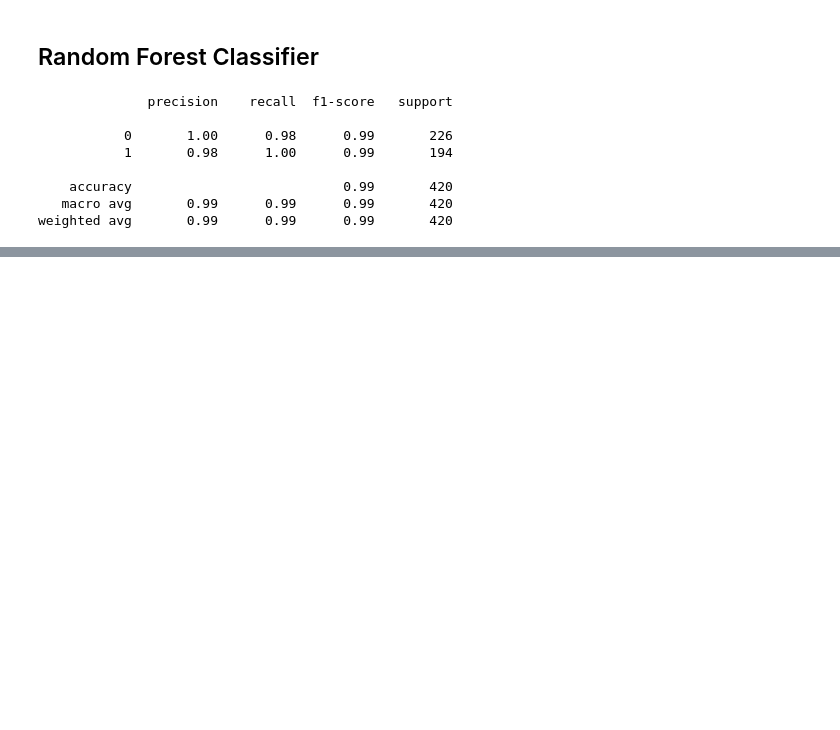
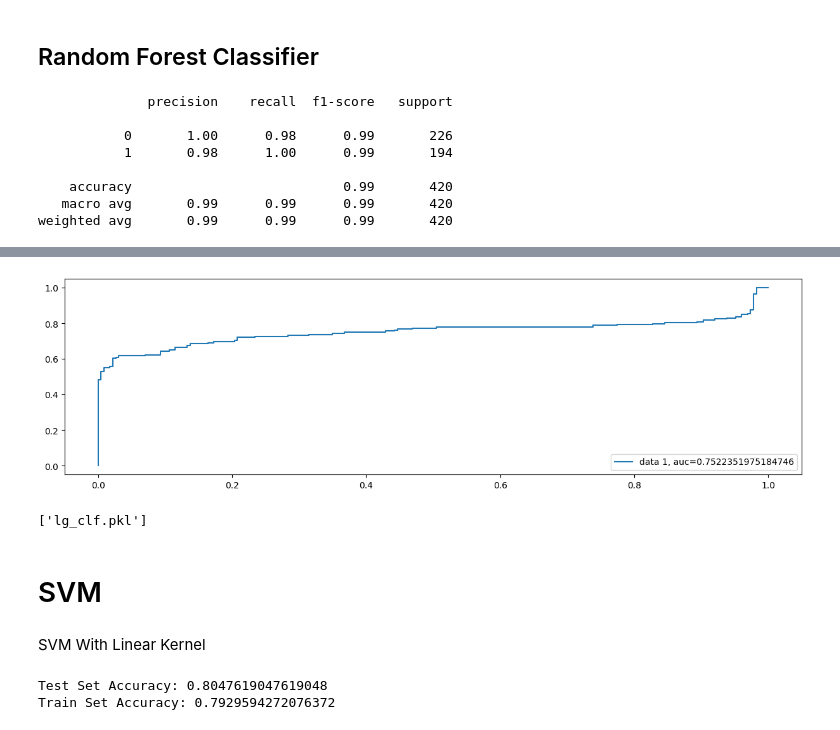
Before and after one commit to Bishwaprotapi/Parkinson-s-DiseaseML, a Jupyter notebook: parkinson disease.ipynb, the cells around one changed output, grey strips where cells are left out. Cells and saved outputs as stored; diff of their text form; code cells hidden in the pictures; blank space fills up the shorter version.

```diff
--- a/parkinson disease.ipynb
+++ b/parkinson disease.ipynb
@@ -789,0 +611,36 @@ Best Model: Support Vector Machine
+# %%
+y_pred_proba = logmodel.predict_proba(X_test)[::,1]
+fpr, tpr, _ = metrics.roc_curve(y_test,  y_pred_proba)
+auc = metrics.roc_auc_score(y_test, y_pred_proba)
+plt.plot(fpr,tpr,label="data 1, auc="+str(auc))
+plt.legend(loc=4)
+plt.show()
+# %% [output]
+[figure, added]
+# %%
+# Dumping Logistic Regression Model
+joblib.dump(logmodel, 'lg_clf.pkl')
+# %% [output]
+['lg_clf.pkl']
+# %% [markdown]
+# SVM
+# %% [markdown]
+SVM With Linear Kernel
+# %%
+#Create a svm Classifier
+clf = svm.SVC(kernel='linear') # Linear Kernel
+
+#Train the model using the training sets
+clf.fit(X_train, y_train)
+
+#Predict the response for test dataset
+y_pred = clf.predict(X_test)
+
+# Model Accuracy: how often is the classifier correct?
+print("Test Set Accuracy:",metrics.accuracy_score(y_test, y_pred))
+
+X_pred = clf.predict(X_train)
+print("Train Set Accuracy:",metrics.accuracy_score(y_train, X_pred))
+# %% [output]
+Test Set Accuracy: 0.8047619047619048
+Train Set Accuracy: 0.7929594272076372
```
Also changed, not shown: parts of 57 cells of this notebook, 3 other files.
